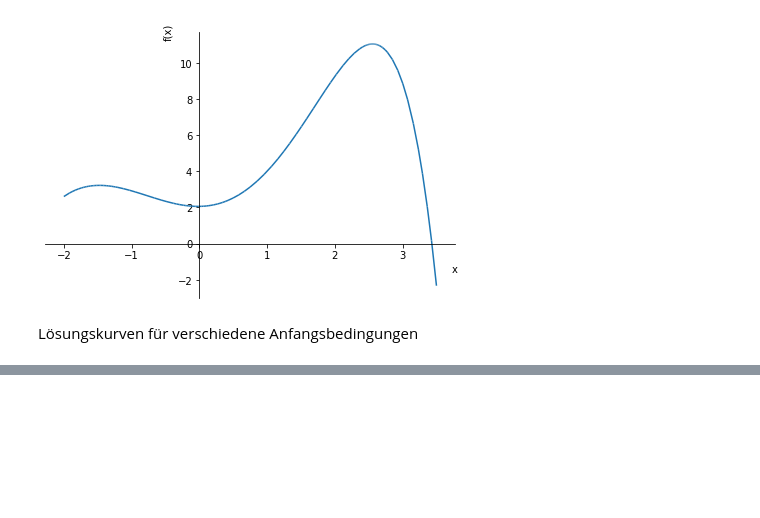
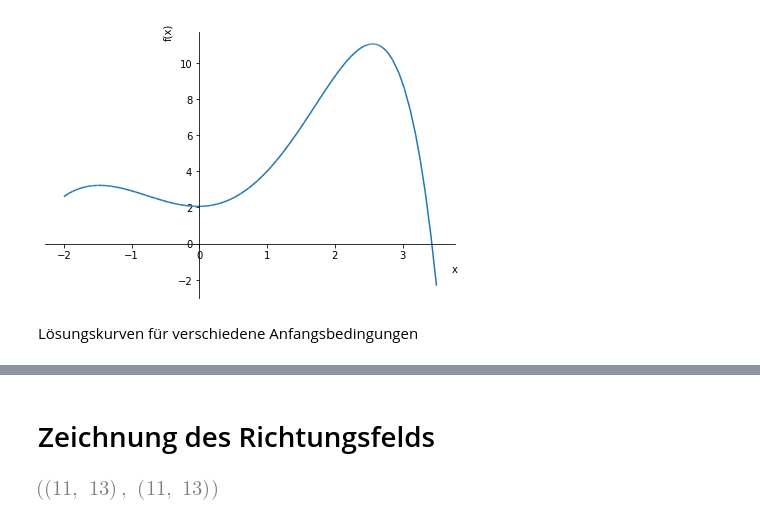
Before and after one commit to Ruediger-Braun/compana20, a Jupyter notebook: Lektion11.ipynb, the cells around one changed output, grey strips where cells are left out. Saved outputs shown, nothing was run; the diff lists cells and outputs as text; code cells hidden in the pictures; blank space fills up the shorter version.

```diff
--- a/Lektion11.ipynb
+++ b/Lektion11.ipynb
@@ -240,0 +240,12 @@ plt.legend();
+# %% [markdown]
+# Zeichnung des Richtungsfelds
+# %%
+nx = 13
+ny = 11
+xq = np.linspace(-2, 3, nx)
+yq = np.linspace(-5, 25, ny)
+X, Y = np.meshgrid(xq, yq)
+vf = np.zeros_like(X)
+X.shape, vf.shape
+# %% [output]
+[figure, added]
```
Also changed, not shown: parts of 24 cells of this notebook, 1 other file.
